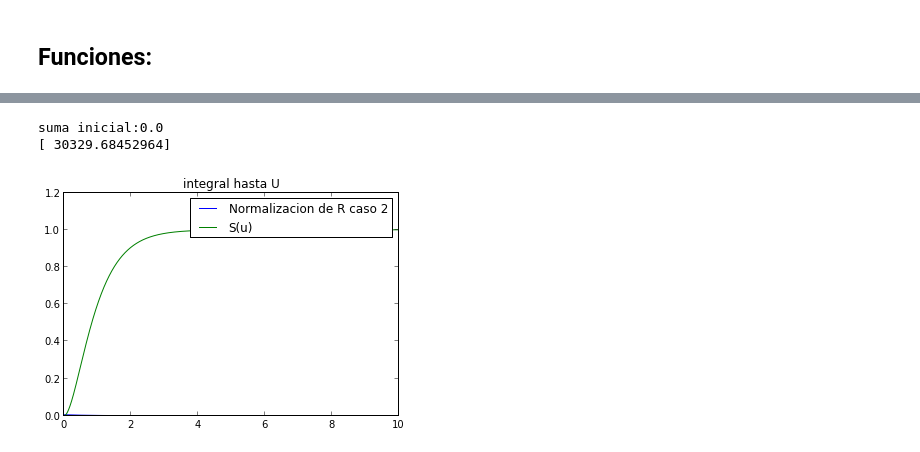
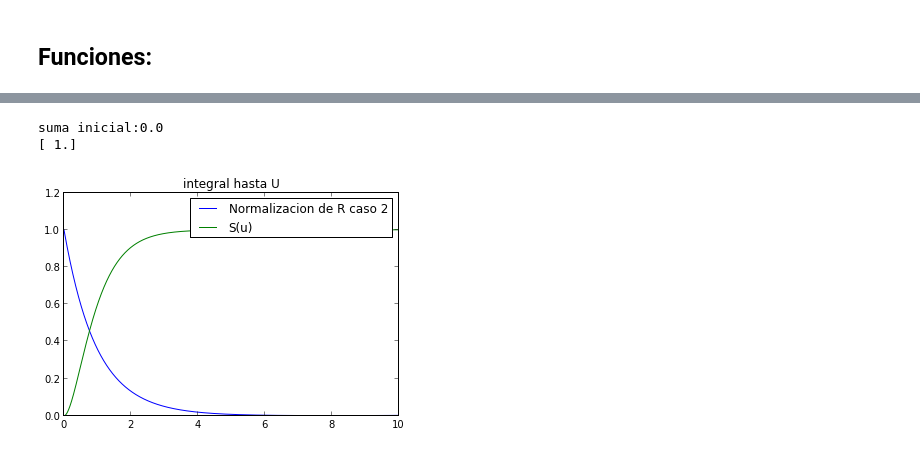
Before and after one commit to daniel-lozano/Atomica, a Jupyter notebook: Atomo_de_Helio.ipynb, the cells around one changed output, grey strips where cells are left out. Drawn from its saved outputs; the diff is of its cells as text; code cells hidden in the pictures.

```diff
--- a/Atomo_de_Helio.ipynb
+++ b/Atomo_de_Helio.ipynb
@@ -89,14 +89,16 @@ plt.close()
 # %% [output]
 [figure]
 # %%
-proba=np.zeros([Umax,1],dtype=float)
-probaNor=np.zeros([Umax,1],dtype=float)
+proba=np.zeros([Umax,1],dtype=double)
+probaNor=np.zeros([Umax,1],dtype=double)
 # %%
 """
 llenando proba
 """
 pi=math.pi
 for i in range(Umax):
-    proba[i]=4*pi*U[i]*R[i]**2
+    proba[i]=du*4*pi*(U[i])*R[i]**2
+
+
 print proba
 # %% [output]
@@ -149,9 +151,10 @@ se llena la probabilidad normalizada
 """
 
 for i in range(Umax):
-    probaNor[i]=4*pi*U[i]*Norma[i]**2
+    probaNor[i]=4*pi*U[i]*du*Norma[i]**2
 
 print probaNor
+print "aqui"
 plot(U,probaNor,label="proba")
 plt.title("probabilidad normalizada")
 legend()
@@ -285,7 +293,7 @@ def llenar1(i,E,dui):
 # %% [markdown]
 ## Energía
 # %%
-Energia=85.685
+Energia=85.64
 for i in range(1,Umax):
     llenar1(i,Energia,du)
 EnergiaS=str(Energia)
@@ -364,16 +372,16 @@ plot(U,proba)
 # %%
 a=Sumatoria(proba)
 print a
-Normaliza(Norma1,R1,a)
+Normaliza(Norma1,R1,a**0.5)
 
 plot(U,Norma1,label="Normalizacion de R caso 2 ")
 
 proba=proba/a
 llenarInte(proba,integ1)
 # %% [output]
 suma inicial:0.0
-[ 30329.68452964]
+[ 1.]
-[figure, old version]
+[figure, new version]
 # %%
 plot (U,Norma1,label="Normalizacion de R caso 2 ")
 legend()
```
Also changed, not shown: parts of 19 cells of this notebook, 17 other files.
